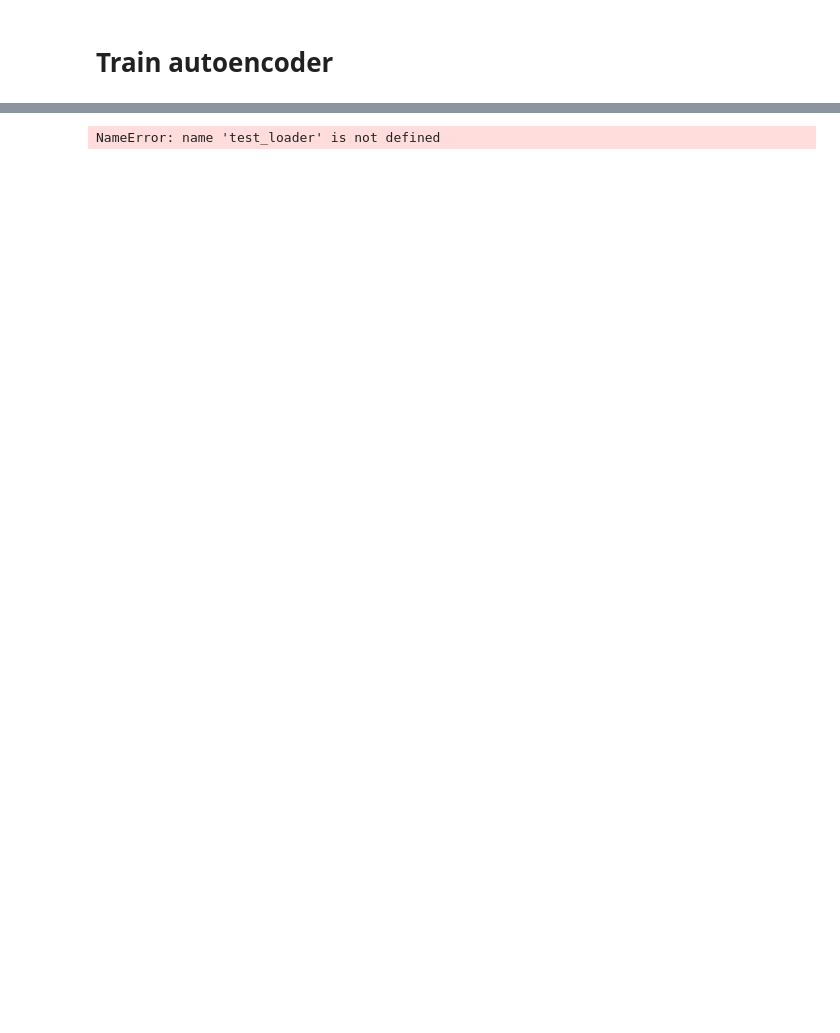
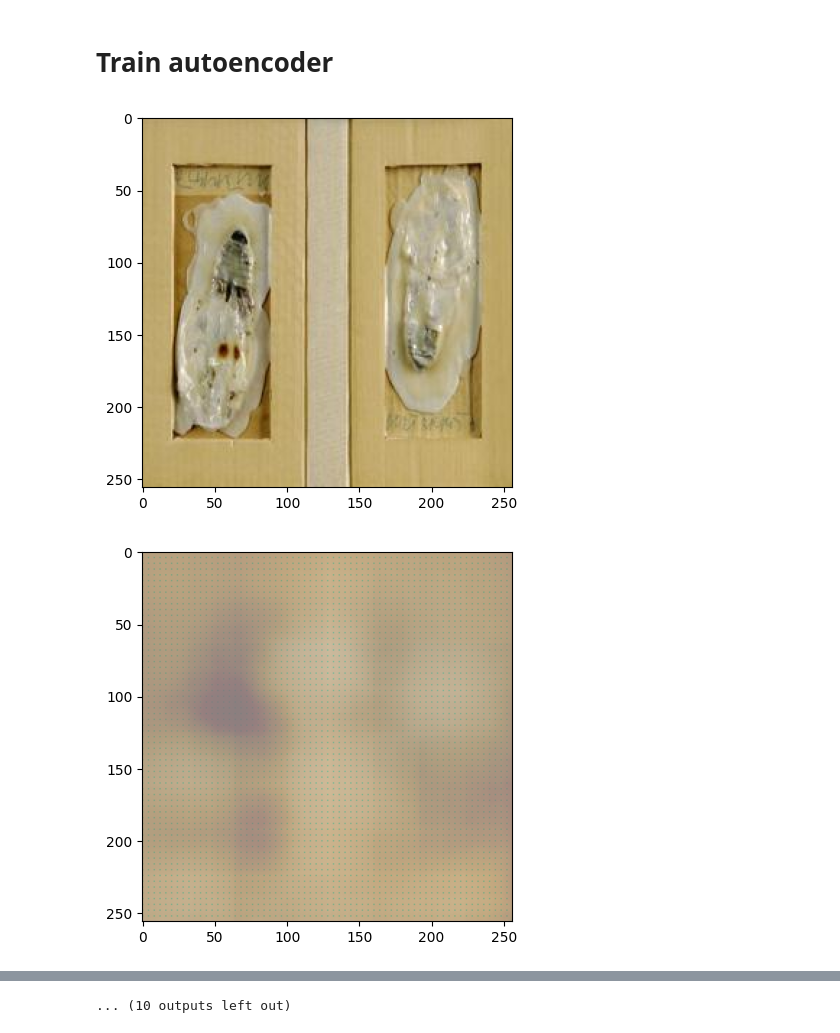
Before and after one commit to dragssvd/UN_Image_Inpainting_Project, a Jupyter notebook: ENC_DEC_CLASS.ipynb, the cells around one changed output, grey strips where cells are left out. Cells and saved outputs as stored; diff of their text form; code cells hidden in the pictures; blank space fills up the shorter version.

Commit message:
Fixed color representation and comet integration

```diff
--- a/ENC_DEC_CLASS.ipynb
+++ b/ENC_DEC_CLASS.ipynb
@@ -382,7 +376,7 @@ class Autoencoder(nn.Module):
 # Model setup
 # %%
 # model
-latent_width = 64
+latent_width = 2048
 encoder = Encoder(latent_width)
 decoder = Decoder(encoder.latent_width)
 model = Autoencoder(encoder, decoder)
@@ -580,0 +587,29 @@ with comet_experiment.test() as test, torch.no_grad():
+# %%
+for idx, batch in tqdm(enumerate(test_loader), desc=f"TEST_{num_epochs}"):
+  images = batch["image"] / 255.0
+  labels = batch["style"]
+  images = images.cuda()
+
+  # Model predictions and latents
+  predictions, latents = model(images)
+
+  images = (images * 255).byte()
+  predictions = (predictions * 255).byte()
+
+  # Convert PIL.Image.Image to NumPy array
+  image_np = np.array(images[0].to('cpu'))
+  # Transpose the dimensions
+  plt.imshow(image_np.transpose(1, 2, 0))
+  plt.show()
+
+    # Convert PIL.Image.Image to NumPy array
+  image_np = np.array(predictions[0].to('cpu'))
+  # Transpose the dimensions
+  plt.imshow(image_np.transpose(1, 2, 0))
+  plt.show()
+
+  if idx == 10:
+    break
+# %% [output]
+[figure, added]
+[figure, added]
@@ -581,24 +626,4 @@ with comet_experiment.test() as test, torch.no_grad():
+... (10 outputs left out)
 # %%
 # Log model
 log_model(comet_experiment, model, model_name="AutoEncoder")
-# %%
-batch = enumerate(test_loader)
-images = batch["image"] / 255.0
-labels = batch["style"]
-images = images.cuda()
-
-# Model predictions and latents
-predictions, latents = model(images)
-
-combined = torch.stack([images, predictions], dim=0)  # Shape: [2, batch, channels, height, width]
-combined = einops.rearrange(
-    combined,
-    "source batch channels height width -> (batch source) (height width channels)",
-).cpu()
-
-# Log combined image
-comet_experiment.log_image(
-    combined, f"images_{idx}", step=num_epochs
-        )
-# %% [output]
-NameError: name 'test_loader' is not defined
```
Also changed, not shown: parts of 13 cells of this notebook.
